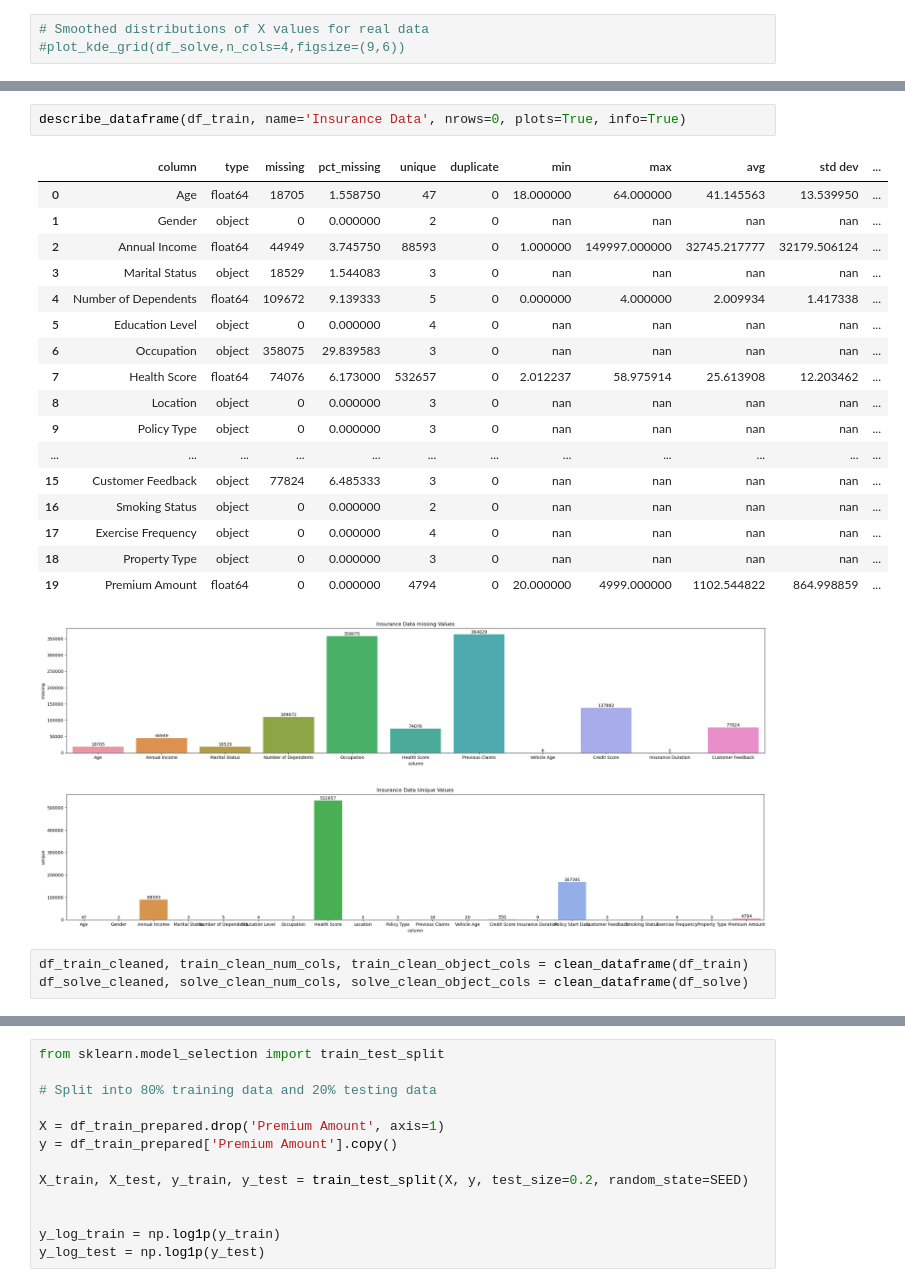
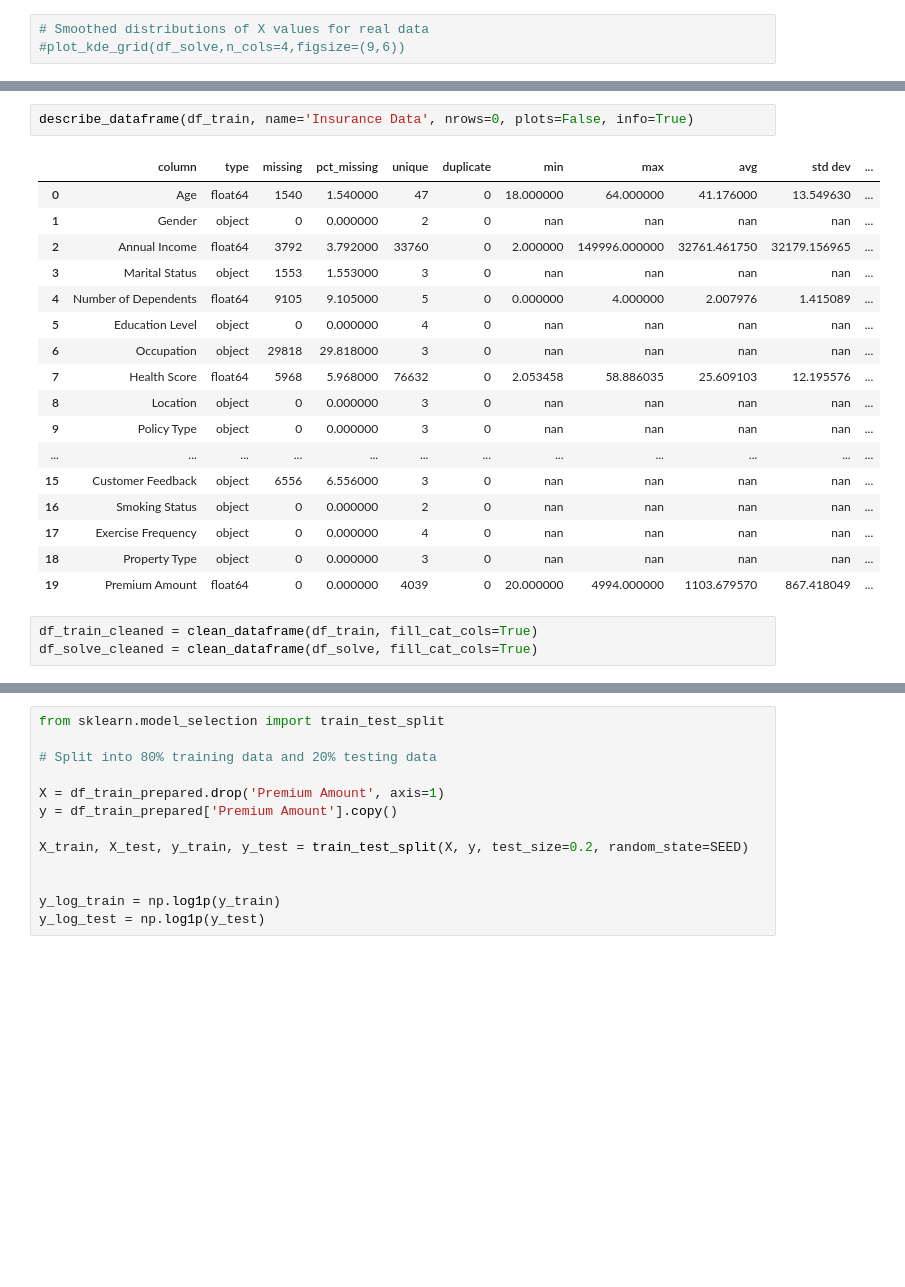
Before and after one commit to ZaneChodaniecky/Kaggle-Insurance, a Jupyter notebook: CatBoost.ipynb, the cells around one changed output, grey strips where cells are left out. Saved outputs shown, nothing was run; the diff lists cells and outputs as text; blank space fills up the shorter version.

```diff
--- a/CatBoost.ipynb
+++ b/CatBoost.ipynb
@@ -272,28 +284,26 @@ def transform_dataframe(df_to_use: pd.DataFrame) -> None:
 
     return df
 # %%
-describe_dataframe(df_train, name='Insurance Data', nrows=0, plots=True, info=True)
+describe_dataframe(df_train, name='Insurance Data', nrows=0, plots=False, info=True)
 # %% [output]
 |  | column | type | missing | pct_missing | unique | duplicate | min | max | avg | std dev | ... |
-| 0 | Age | float64 | 18705 | 1.558750 | 47 | 0 | 18.000000 | 64.000000 | 41.145563 | 13.539950 | ... |
+| 0 | Age | float64 | 1540 | 1.540000 | 47 | 0 | 18.000000 | 64.000000 | 41.176000 | 13.549630 | ... |
 | 1 | Gender | object | 0 | 0.000000 | 2 | 0 | nan | nan | nan | nan | ... |
-| 2 | Annual Income | float64 | 44949 | 3.745750 | 88593 | 0 | 1.000000 | 149997.000000 | 32745.217777 | 32179.506124 | ... |
-| 3 | Marital Status | object | 18529 | 1.544083 | 3 | 0 | nan | nan | nan | nan | ... |
-| 4 | Number of Dependents | float64 | 109672 | 9.139333 | 5 | 0 | 0.000000 | 4.000000 | 2.009934 | 1.417338 | ... |
+| 2 | Annual Income | float64 | 3792 | 3.792000 | 33760 | 0 | 2.000000 | 149996.000000 | 32761.461750 | 32179.156965 | ... |
+| 3 | Marital Status | object | 1553 | 1.553000 | 3 | 0 | nan | nan | nan | nan | ... |
+| 4 | Number of Dependents | float64 | 9105 | 9.105000 | 5 | 0 | 0.000000 | 4.000000 | 2.007976 | 1.415089 | ... |
 | 5 | Education Level | object | 0 | 0.000000 | 4 | 0 | nan | nan | nan | nan | ... |
-| 6 | Occupation | object | 358075 | 29.839583 | 3 | 0 | nan | nan | nan | nan | ... |
-| 7 | Health Score | float64 | 74076 | 6.173000 | 532657 | 0 | 2.012237 | 58.975914 | 25.613908 | 12.203462 | ... |
+| 6 | Occupation | object | 29818 | 29.818000 | 3 | 0 | nan | nan | nan | nan | ... |
+| 7 | Health Score | float64 | 5968 | 5.968000 | 76632 | 0 | 2.053458 | 58.886035 | 25.609103 | 12.195576 | ... |
 | 8 | Location | object | 0 | 0.000000 | 3 | 0 | nan | nan | nan | nan | ... |
 | 9 | Policy Type | object | 0 | 0.000000 | 3 | 0 | nan | nan | nan | nan | ... |
 | ... | ... | ... | ... | ... | ... | ... | ... | ... | ... | ... | ... |
-| 15 | Customer Feedback | object | 77824 | 6.485333 | 3 | 0 | nan | nan | nan | nan | ... |
+| 15 | Customer Feedback | object | 6556 | 6.556000 | 3 | 0 | nan | nan | nan | nan | ... |
 | 16 | Smoking Status | object | 0 | 0.000000 | 2 | 0 | nan | nan | nan | nan | ... |
 | 17 | Exercise Frequency | object | 0 | 0.000000 | 4 | 0 | nan | nan | nan | nan | ... |
 | 18 | Property Type | object | 0 | 0.000000 | 3 | 0 | nan | nan | nan | nan | ... |
-| 19 | Premium Amount | float64 | 0 | 0.000000 | 4794 | 0 | 20.000000 | 4999.000000 | 1102.544822 | 864.998859 | ... |
+| 19 | Premium Amount | float64 | 0 | 0.000000 | 4039 | 0 | 20.000000 | 4994.000000 | 1103.679570 | 867.418049 | ... |
-[figure, removed]
-[figure, removed]
 # %%
-df_train_cleaned, train_clean_num_cols, train_clean_object_cols = clean_dataframe(df_train)
-df_solve_cleaned, solve_clean_num_cols, solve_clean_object_cols = clean_dataframe(df_solve)
+df_train_cleaned = clean_dataframe(df_train, fill_cat_cols=True)
+df_solve_cleaned = clean_dataframe(df_solve, fill_cat_cols=True)
 # %%
```
Also changed, not shown: parts of 18 cells of this notebook, 2 other files.
